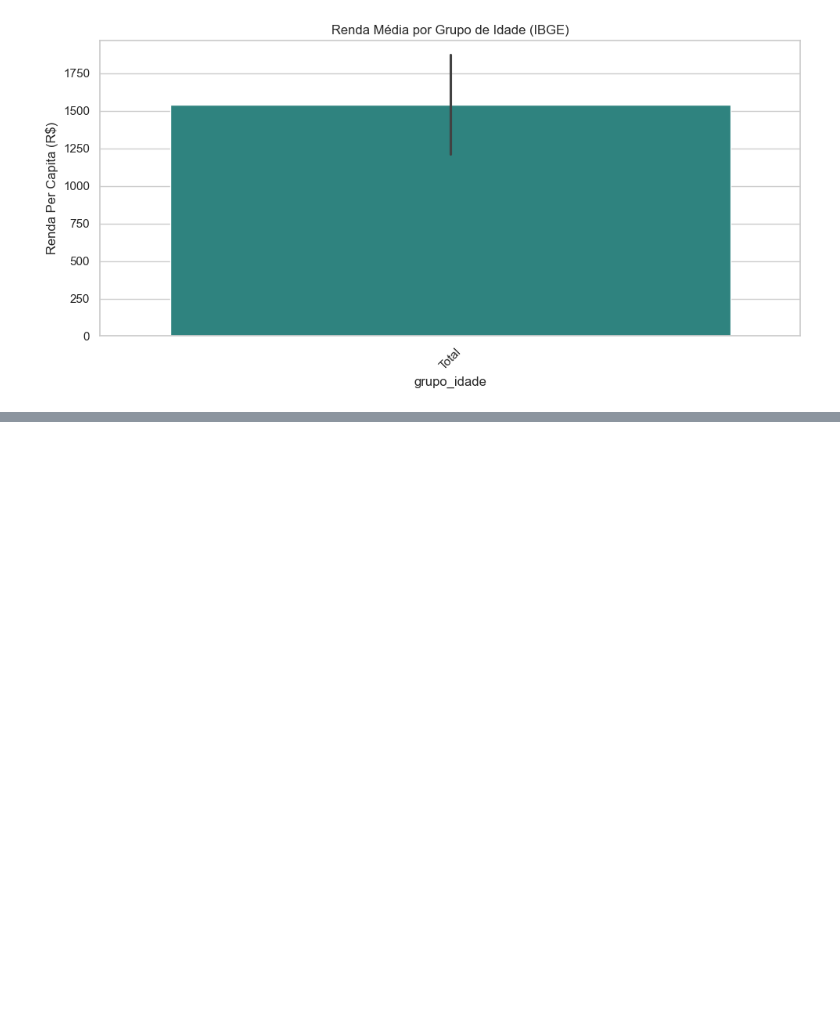
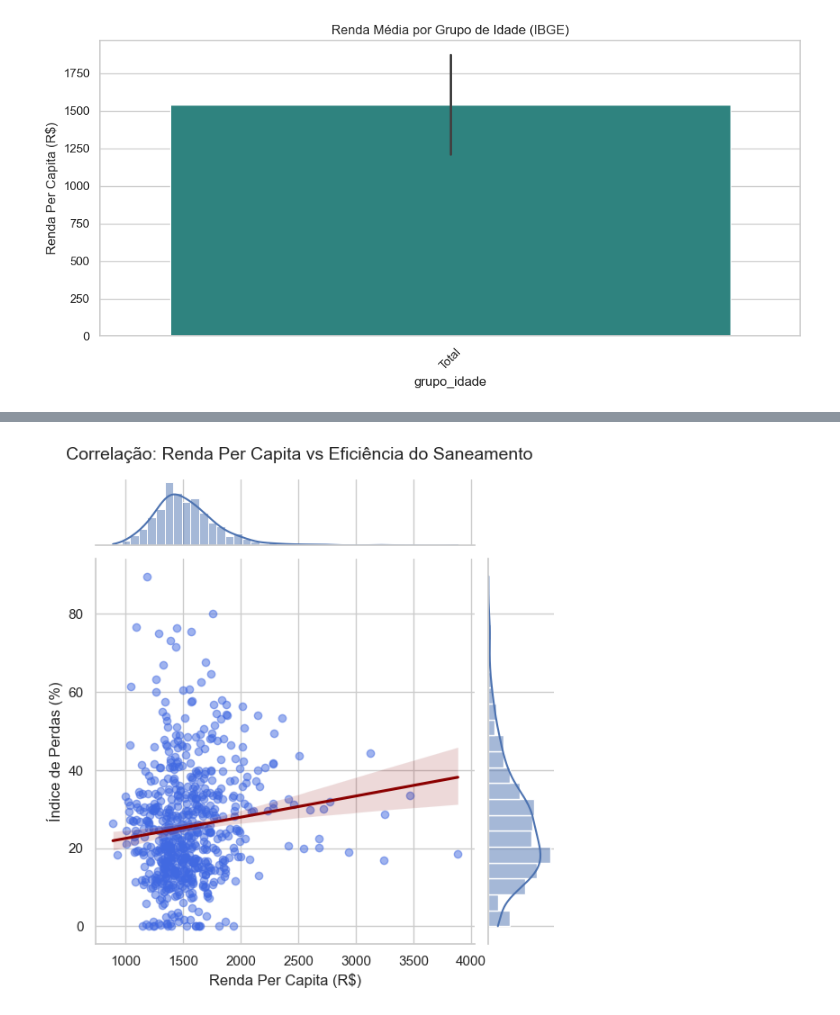
Before and after one commit to DuAlmeida995/clusterizacao-urbana, a Jupyter notebook: dados/tratamento.ipynb, the cells around one changed output, grey strips where cells are left out. Drawn from its saved outputs; the diff is of its cells as text; code cells hidden in the pictures; blank space fills up the shorter version.

```diff
--- a/dados/tratamento.ipynb
+++ b/dados/tratamento.ipynb
@@ -505,0 +686,18 @@ Municípios na amostra com mais de 30 dias secos seguidos: 19
+# %%
+# Criando o jointplot e armazenando em uma variável 'g'
+g = sns.jointplot(
+    data=df_final,
+    x='renda_per_capita',
+    y='indice_perdas_distribuicao',
+    kind='reg',
+    scatter_kws={'alpha': 0.5, 'color': 'royalblue'},
+    line_kws={'color': 'darkred'}
+)
+
+# Ajustando o título corretamente utilizando a API do JointGrid para evitar sobreposições
+g.fig.suptitle('Correlação: Renda Per Capita vs Eficiência do Saneamento', y=1.03, fontsize=14)
+g.set_axis_labels('Renda Per Capita (R$)', 'Índice de Perdas (%)', fontsize=12)
+
+plt.show()
+# %% [output]
+[figure, added]
```
Also changed, not shown: parts of 70 cells of this notebook.
